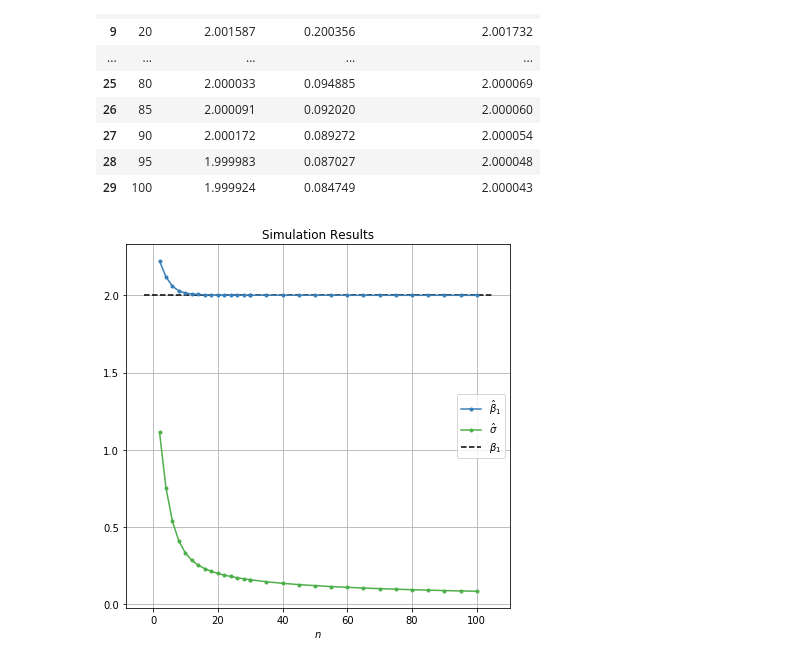
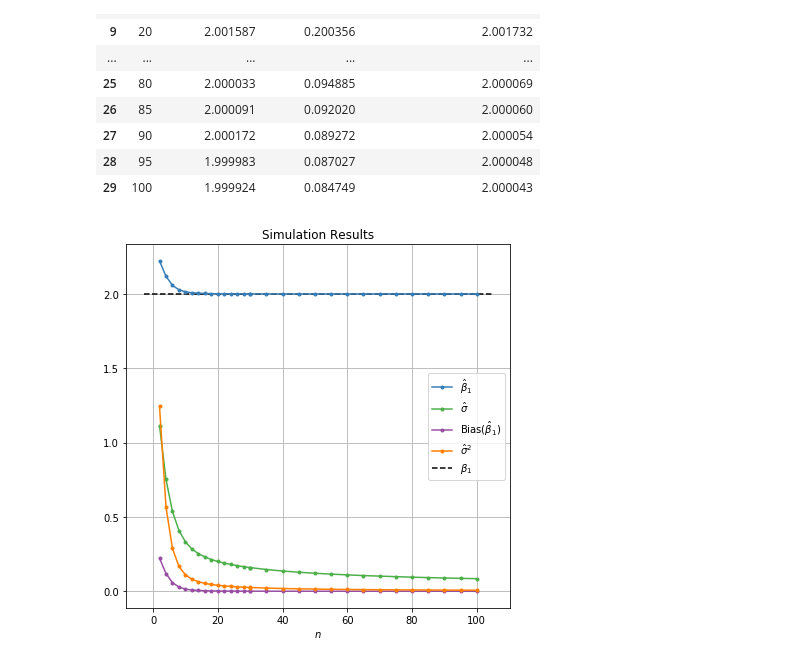
Before and after one commit to ppham27/stat571, a Jupyter notebook: hw1/p1_simulation.ipynb, the cells around one changed output. Drawn from its saved outputs; the diff is of its cells as text; code cells hidden in the pictures.

```diff
--- a/hw1/p1_simulation.ipynb
+++ b/hw1/p1_simulation.ipynb
@@ -198,18 +198,22 @@ with open('p1_simulation_results.tex', 'w') as f:
 # %%
 fig = plt.figure(figsize=(6, 6))
 ax = fig.gca()
 ax.grid(True)
 
 ax.plot(bias_simulations['$n$'], bias_simulations['$\\hat{\\beta}_1$'],
         '.-', label='$\\hat{\\beta}_1$', c=plt.cm.Set1(1))
 ax.plot(bias_simulations['$n$'], bias_simulations['$\\hat{\\sigma}$'],
         '.-', label='$\\hat{\\sigma}$', c=plt.cm.Set1(2))
+ax.plot(bias_simulations['$n$'], bias_simulations['$\\hat{\\beta}_1$'] - 2,
+        '.-', label='Bias($\\hat{\\beta}_1$)', c=plt.cm.Set1(3))
+ax.plot(bias_simulations['$n$'], bias_simulations['$\\hat{\\sigma}$']**2,
+        '.-', label='$\\hat{\\sigma}^2$', c=plt.cm.Set1(4))
 ax.hlines(y=2, xmin=ax.get_xlim()[0], xmax=ax.get_xlim()[1],
           linestyles='--', label='$\\beta_1$')
 ax.legend()
 ax.set_xlabel('$n$')
 ax.set_title('Simulation Results')
 fig.tight_layout()
 fig.savefig('p1_simulation_results.pdf', bbox_inches='tight')
 # %% [output]
-[figure, old version]
+[figure, new version]
```
Also changed, not shown: 4 other files.
